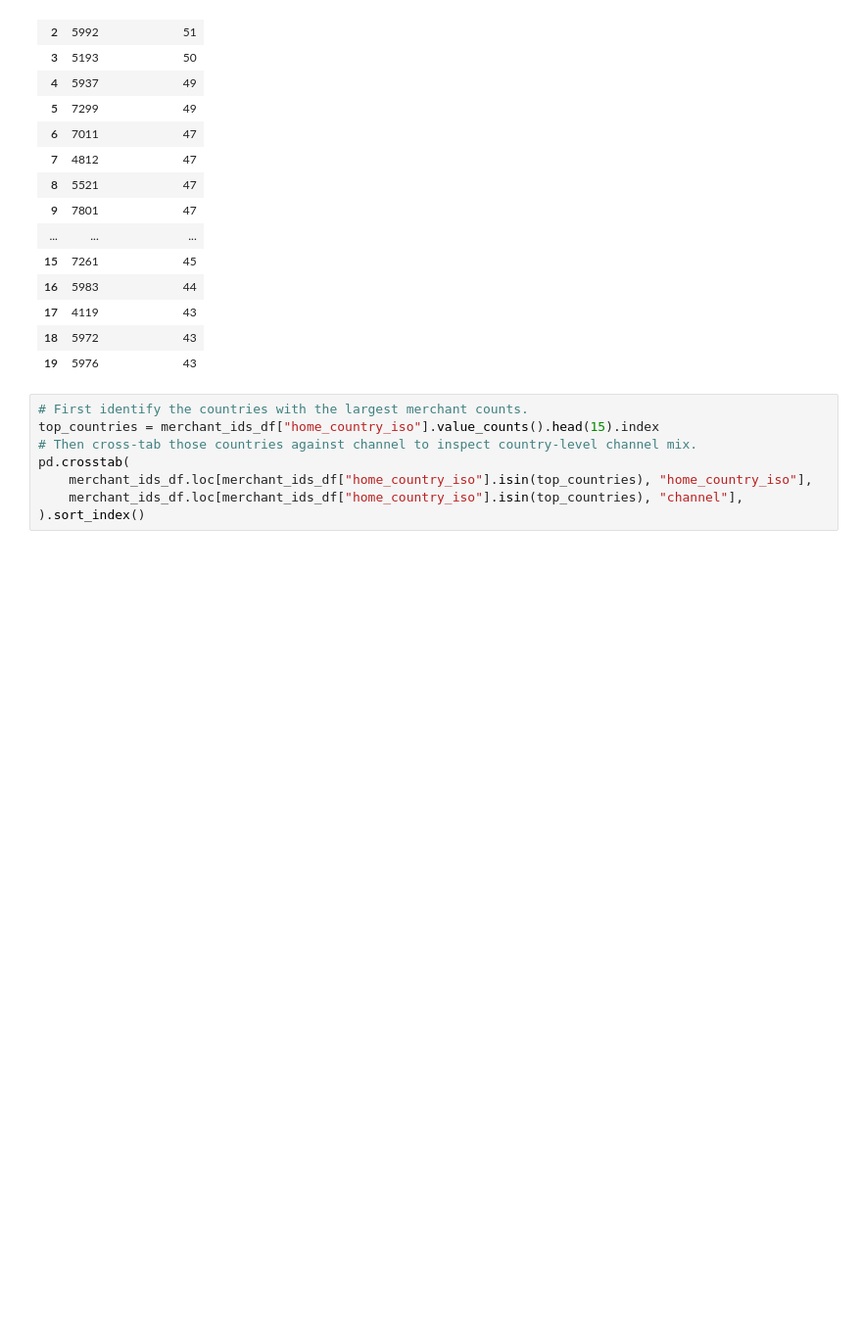
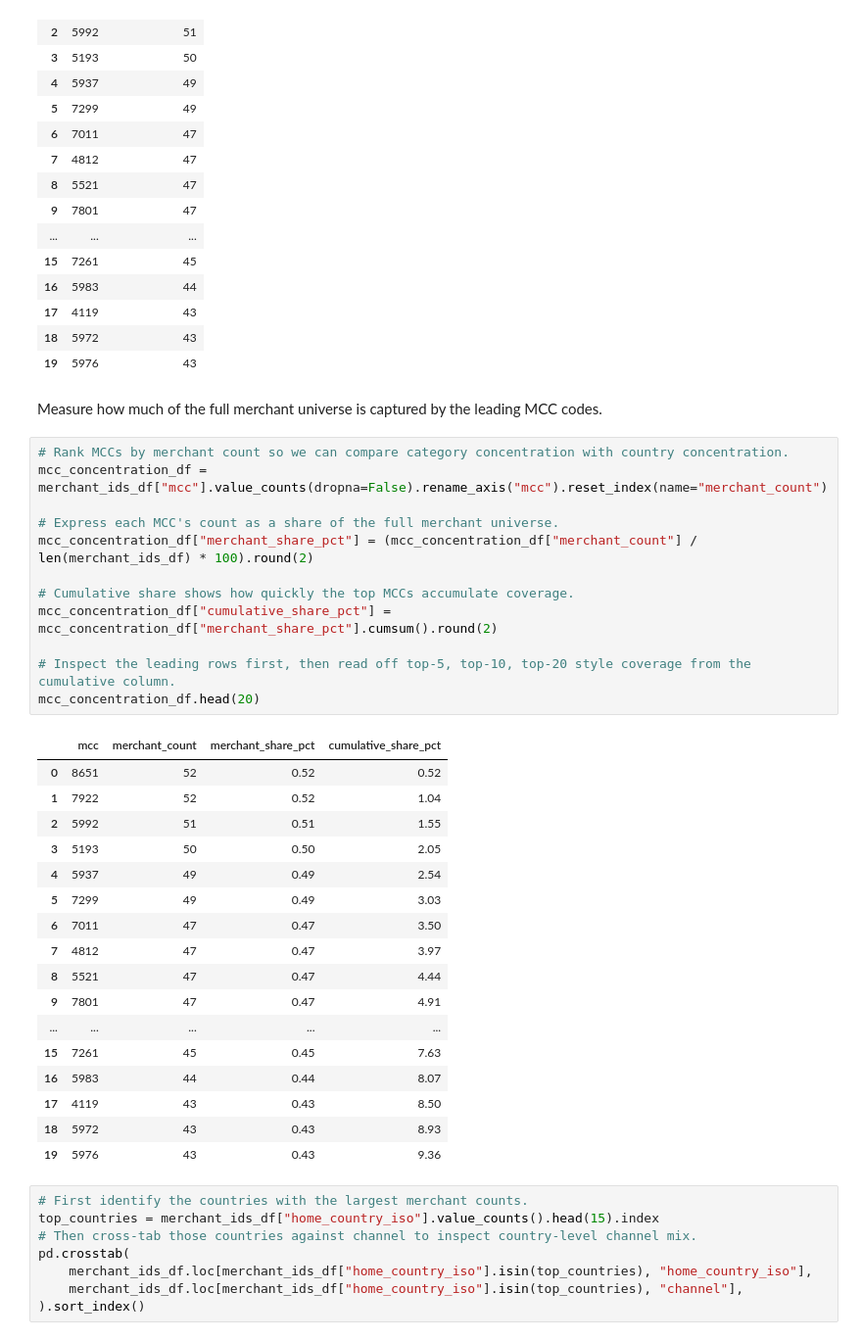
Before and after one commit to EsosaOrumwese/fraud-detection-system, a Jupyter notebook: analysis/dev_full_offline_investigation/00_investigation/notebooks/00_understanding_governed_data_world_p1.ipynb, the cells around one changed output. Shown at 98% size. Saved outputs shown, nothing was run; the diff lists cells and outputs as text; blank space fills up the shorter version.

```diff
--- a/analysis/dev_full_offline_investigation/00_investigation/notebooks/00_understanding_governed_data_world_p1.ipynb
+++ b/analysis/dev_full_offline_investigation/00_investigation/notebooks/00_understanding_governed_data_world_p1.ipynb
@@ -298,6 +330,38 @@ merchant_ids_df["mcc"].value_counts(dropna=False).head(20).rename_axis("mcc").re
 | 17 | 4119 | 43 |
 | 18 | 5972 | 43 |
 | 19 | 5976 | 43 |
+# %% [markdown]
+Measure how much of the full merchant universe is captured by the leading MCC codes.
+# %%
+# Rank MCCs by merchant count so we can compare category concentration with country concentration.
+mcc_concentration_df = merchant_ids_df["mcc"].value_counts(dropna=False).rename_axis("mcc").reset_index(name="merchant_count")
+
+# Express each MCC's count as a share of the full merchant universe.
+mcc_concentration_df["merchant_share_pct"] = (mcc_concentration_df["merchant_count"] / len(merchant_ids_df) * 100).round(2)
+
+# Cumulative share shows how quickly the top MCCs accumulate coverage.
+mcc_concentration_df["cumulative_share_pct"] = mcc_concentration_df["merchant_share_pct"].cumsum().round(2)
+
+# Inspect the leading rows first, then read off top-5, top-10, top-20 style coverage from the cumulative column.
+mcc_concentration_df.head(20)
+# %% [output]
+|  | mcc | merchant_count | merchant_share_pct | cumulative_share_pct |
+| 0 | 8651 | 52 | 0.52 | 0.52 |
+| 1 | 7922 | 52 | 0.52 | 1.04 |
+| 2 | 5992 | 51 | 0.51 | 1.55 |
+| 3 | 5193 | 50 | 0.50 | 2.05 |
+| 4 | 5937 | 49 | 0.49 | 2.54 |
+| 5 | 7299 | 49 | 0.49 | 3.03 |
+| 6 | 7011 | 47 | 0.47 | 3.50 |
+| 7 | 4812 | 47 | 0.47 | 3.97 |
+| 8 | 5521 | 47 | 0.47 | 4.44 |
+| 9 | 7801 | 47 | 0.47 | 4.91 |
+| ... | ... | ... | ... | ... |
+| 15 | 7261 | 45 | 0.45 | 7.63 |
+| 16 | 5983 | 44 | 0.44 | 8.07 |
+| 17 | 4119 | 43 | 0.43 | 8.50 |
+| 18 | 5972 | 43 | 0.43 | 8.93 |
+| 19 | 5976 | 43 | 0.43 | 9.36 |
 # %%
 # First identify the countries with the largest merchant counts.
 top_countries = merchant_ids_df["home_country_iso"].value_counts().head(15).index
```
Also changed, not shown: parts of 2 cells of this notebook.
